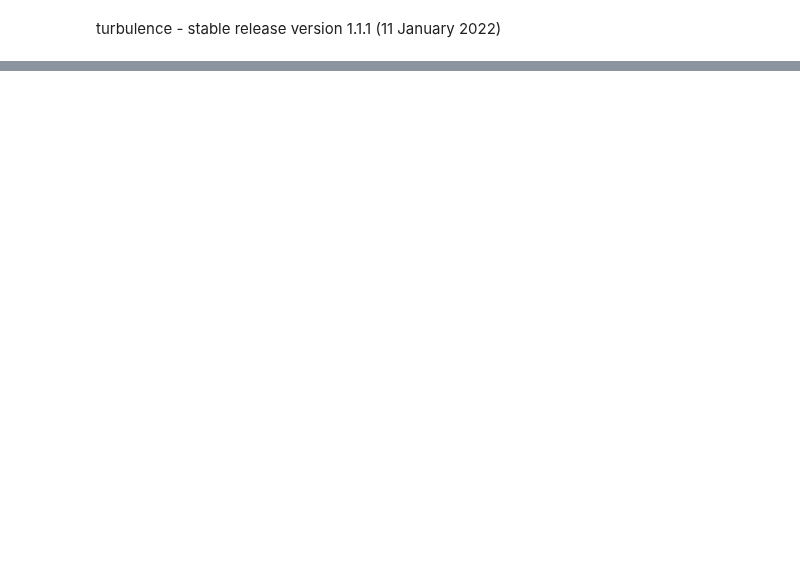
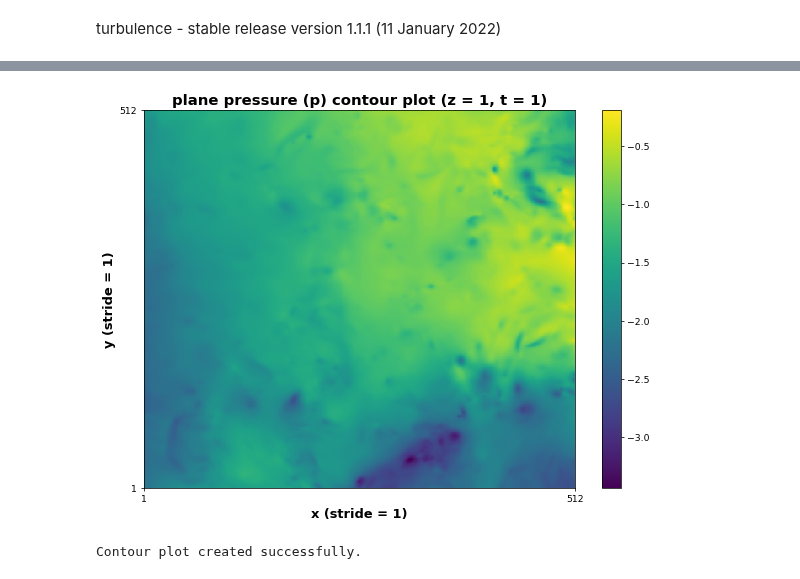
Before and after one commit to sciserver/giverny, a Jupyter notebook: turbulence_data_processing-notebook.ipynb, the cells around one changed output, grey strips where cells are left out. Drawn from its saved outputs; the diff is of its cells as text; code cells hidden in the pictures; blank space fills up the shorter version.

```diff
--- a/turbulence_data_processing-notebook.ipynb
+++ b/turbulence_data_processing-notebook.ipynb
@@ -5,7 +5,6 @@ turbulence - stable release version 1.1.1 (11 January 2022)
 instantiate the isotropic cube.
 
 parameters:
-    - cube_resolution: number of datapoints along a single axis of the model cube (all axes should contain the same number of datapoints).
     - cube_title: name of the turbulence dataset.
 
 output:
@@ -15,14 +14,12 @@ from giverny.isotropic_cube import *
 
 # user-defined parameters for instantiating the isotropic cube.
 # -----
-# number of datapoints (resolution) along each axis of the isotropic cube.
-cube_resolution = 8192
 # turbulence dataset name, e.g. "isotropic8192" or "isotropic1024fine".
 cube_title = 'isotropic8192'
 
 # -----
 # generates the morton cube representing the turbulence dataset.
-cube = iso_cube(cube_resolution = cube_resolution, cube_title = cube_title)
+cube = iso_cube(cube_title = cube_title)
 # %%
 """
 process the data.
@@ -37,6 +34,7 @@ parameters:
     - output_path: sub-folder, for saving the output files to, in the "scratch" folder of the "Temporary" directory of
                    the user's SciServer container.
     - x_range, y_range, z_range: axes ranges.
+    - x_stride, y_stride, z_stride: axes strides.
     - variable: type of data, e.g. "velocity" or "pressure".
     - timepoint: time point.
 
@@ -49,30 +47,35 @@ from giverny.turbulence_gizmos.basic_gizmos import *
 # user-defined parameters for processing data.
 # -----
 # absolute filepath to the folder where all output files will be saved to. the parent directory should be the "scratch" folder in
-# the "Temporary" directory of the user's container. the folder will be created if necessary. note: the user probably only needs to
-# replace "mschnau1" with their username.
+# the "Temporary" directory of the user's container. the folder will be created if necessary. note: probably only need to
+# replace "mschnau1" with your SciServer username.
 output_path = '/home/idies/workspace/Temporary/mschnau1/scratch/turbulence_output'
 
-# user specified box rather for which data values will be retrieved for each point inside the box.
-# the user should specify the 1-based index range, [minimum, maximum]. this code will convert to 0-based index ranges for python.
+# box for which data values will be retrieved for each point inside the box. specify the 1-based index range, [minimum, maximum].
 x_range = [1, 512]
 y_range = [1, 512]
 z_range = [1, 15]
 
-# variable of interest, currently set to velocity.
+# the strides along each axis, i.e. the number of points between each step along each axis. default is 1.
+x_stride = 1
+y_stride = 1
+z_stride = 1
+
+# variable of interest.
 variable = 'pressure'
-# time point. the user should specify the 1-based timepoint. this code will convert to a 0-based timepoint for python.
+# time point. specify the 1-based timepoint.
 timepoint = 1
 
 # use the tools and gizmos.
 # -----
-# combine all of the axis ranges together for simplicity.
-axes_ranges = assemble_axis_ranges(x_range, y_range, z_range)
+# combine all of the axis data together for simplicity.
+axes_ranges = assemble_axis_data([x_range, y_range, z_range])
+strides = assemble_axis_data([x_stride, y_stride, z_stride])
 
 # process a brick cutout.
-cutout_data = getCutout(cube, cube_resolution, cube_title, \
-                        output_path, \
-                        x_range, y_range, z_range, variable, timepoint)
+cutout_data = getCutout(cube, cube_title,
+                        output_path,
+                        axes_ranges, strides, variable, timepoint)
 # %% [output]
 Note: For larger boxes, e.g. 512-cubed and up, processing will take approximately 1 minute or more...
 -----
@@ -118,26 +134,30 @@ Dimensions without coordinates: v
 # %%
 """
 contour plot the data.
 """
 from giverny.turbulence_gizmos.basic_gizmos import *
 
-# create a contour plot from the cutout data.
+# user-defined parameters for creating a contour plot from the cutout data.
 # -----
 # plot ranges for the contour plot. all plot ranges should be inside of the cutout box that was processed above. note: one of the axis
 # ranges should be a single point, e.g. z_plot_range = [3, 3], since the contour plot is 2-dimensional.
 x_plot_range = [1, 512]
 y_plot_range = [1, 512]
 z_plot_range = [1, 1]
 # the index of the values to plot. e.g. 1 corresponds to the "ux" velocity component for the velocity data or the pressure magnitude for
 # the pressure data; 2 corresponds to the "uy" velocity component for the velocity data; etc. note: these indices are 1-based.
 value_index = 1
 # filename for the contour plot. the file will be saved in the output_path folder.
 output_filename = 'turbulence_plane-contour_plot.png'
 
+# use the contour plot gizmo.
 # -----
 # combine all of the plot axis ranges together for simplicity.
-plot_ranges = assemble_axis_ranges(x_plot_range, y_plot_range, z_plot_range)
+plot_ranges = assemble_axis_data([x_plot_range, y_plot_range, z_plot_range])
 
 # create the contour plot.
-create_contour_plot(value_index, variable, cutout_data, plot_ranges, axes_ranges, \
+create_contour_plot(value_index, variable, cutout_data, plot_ranges, axes_ranges, strides,
                     output_path, output_filename)
+# %% [output]
+[figure, added]
+Contour plot created successfully.
```
Also changed, not shown: parts of 2 cells of this notebook, 6 other files.
